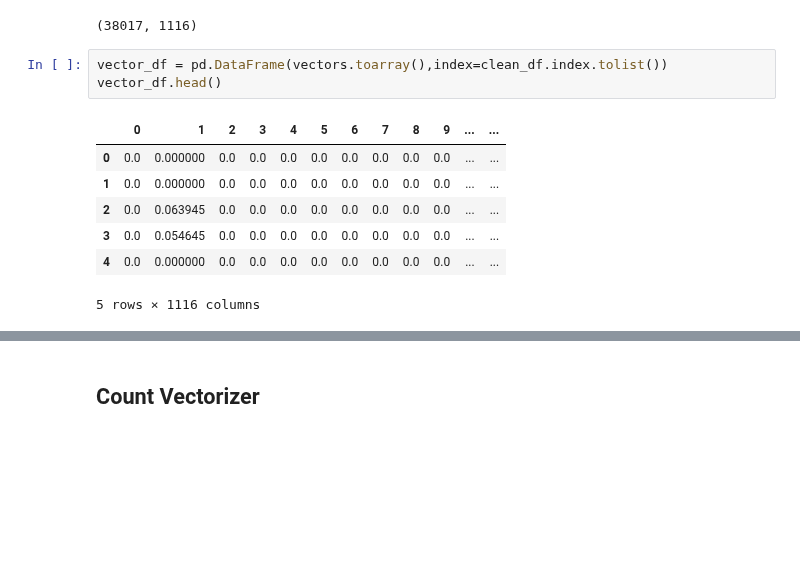
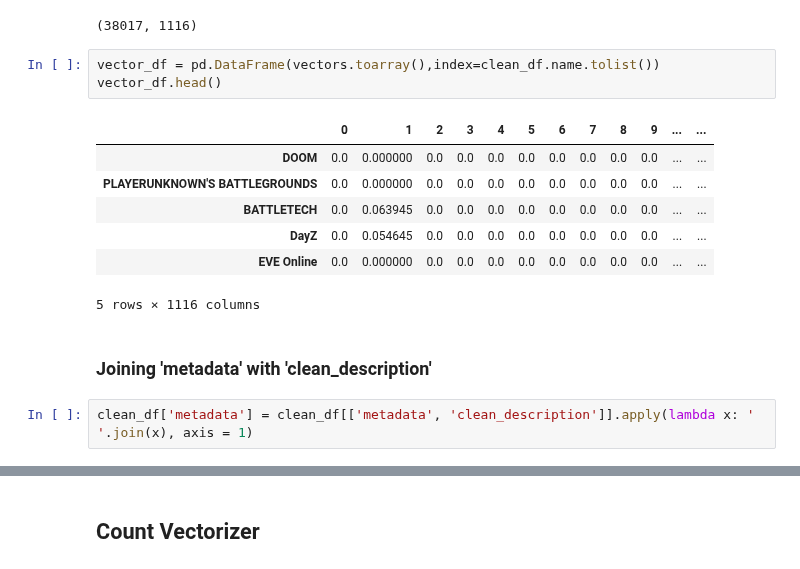
Before and after one commit to JoaoMarques1/find_your_inner_gamer, a Jupyter notebook: notebooks/cosine_similarity.ipynb, the cells around one changed output, grey strips where cells are left out. Drawn from its saved outputs; the diff is of its cells as text; blank space fills up the shorter version.

```diff
--- a/notebooks/cosine_similarity.ipynb
+++ b/notebooks/cosine_similarity.ipynb
@@ -266,13 +266,17 @@ vectors.shape
 # %% [output]
 (38017, 1116)
 # %%
-vector_df = pd.DataFrame(vectors.toarray(),index=clean_df.index.tolist())
+vector_df = pd.DataFrame(vectors.toarray(),index=clean_df.name.tolist())
 vector_df.head()
 # %% [output]
 |  | 0 | 1 | 2 | 3 | 4 | 5 | 6 | 7 | 8 | 9 | ... | ... |
-| 0 | 0.0 | 0.000000 | 0.0 | 0.0 | 0.0 | 0.0 | 0.0 | 0.0 | 0.0 | 0.0 | ... | ... |
-| 1 | 0.0 | 0.000000 | 0.0 | 0.0 | 0.0 | 0.0 | 0.0 | 0.0 | 0.0 | 0.0 | ... | ... |
-| 2 | 0.0 | 0.063945 | 0.0 | 0.0 | 0.0 | 0.0 | 0.0 | 0.0 | 0.0 | 0.0 | ... | ... |
-| 3 | 0.0 | 0.054645 | 0.0 | 0.0 | 0.0 | 0.0 | 0.0 | 0.0 | 0.0 | 0.0 | ... | ... |
-| 4 | 0.0 | 0.000000 | 0.0 | 0.0 | 0.0 | 0.0 | 0.0 | 0.0 | 0.0 | 0.0 | ... | ... |
+| DOOM | 0.0 | 0.000000 | 0.0 | 0.0 | 0.0 | 0.0 | 0.0 | 0.0 | 0.0 | 0.0 | ... | ... |
+| PLAYERUNKNOWN'S BATTLEGROUNDS | 0.0 | 0.000000 | 0.0 | 0.0 | 0.0 | 0.0 | 0.0 | 0.0 | 0.0 | 0.0 | ... | ... |
+| BATTLETECH | 0.0 | 0.063945 | 0.0 | 0.0 | 0.0 | 0.0 | 0.0 | 0.0 | 0.0 | 0.0 | ... | ... |
+| DayZ | 0.0 | 0.054645 | 0.0 | 0.0 | 0.0 | 0.0 | 0.0 | 0.0 | 0.0 | 0.0 | ... | ... |
+| EVE Online | 0.0 | 0.000000 | 0.0 | 0.0 | 0.0 | 0.0 | 0.0 | 0.0 | 0.0 | 0.0 | ... | ... |
 5 rows × 1116 columns
+# %% [markdown]
+### Joining 'metadata' with 'clean_description'
+# %%
+clean_df['metadata'] = clean_df[['metadata', 'clean_description']].apply(lambda x: ' '.join(x), axis = 1)
```
Also changed, not shown: parts of 14 cells of this notebook.
